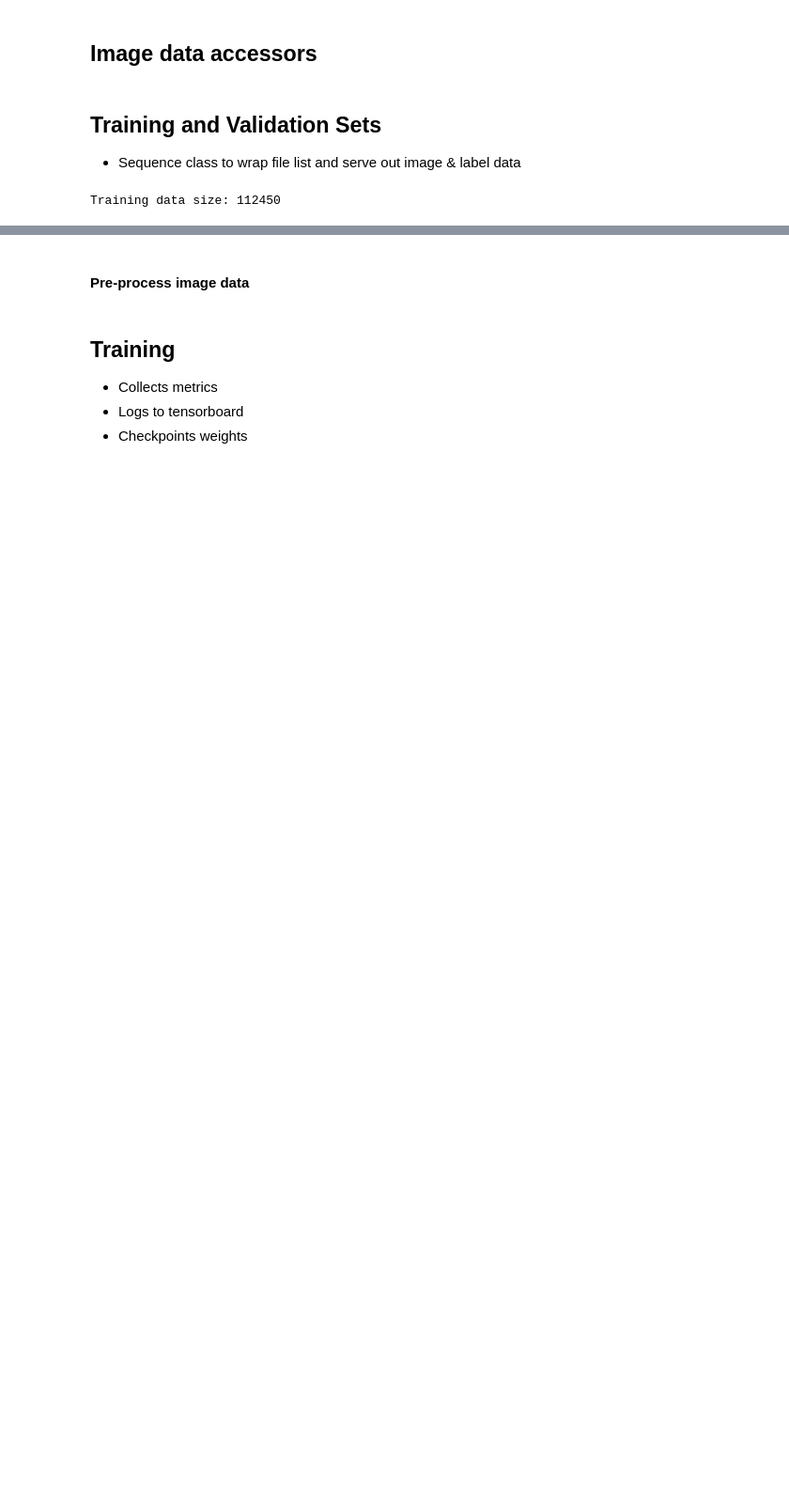
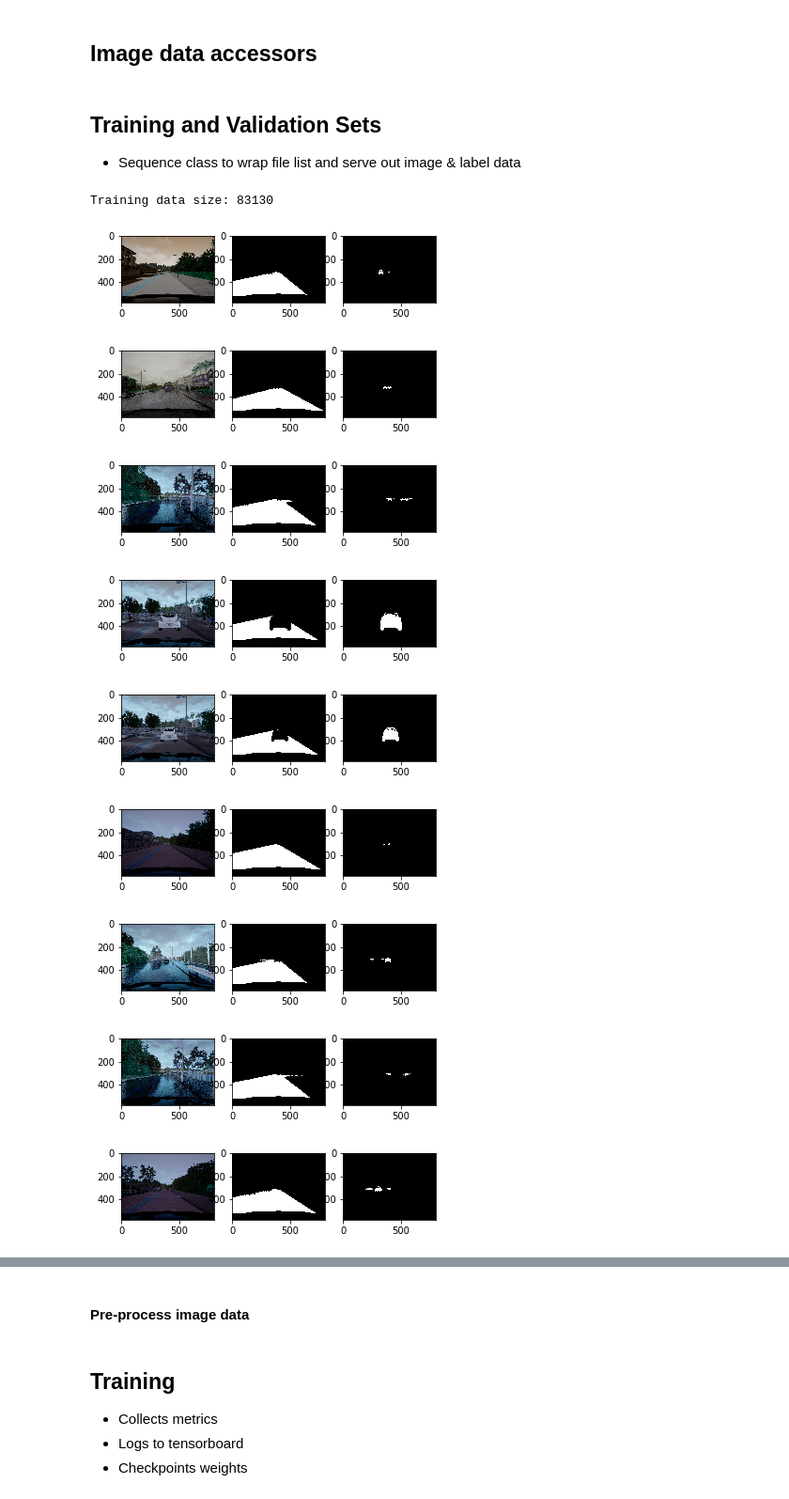
Before and after one commit to cygnus77/lyftchallenge, a Jupyter notebook: train-mobilenet.ipynb, the cells around one changed output, grey strips where cells are left out. Shown at 94% size. Cells and saved outputs as stored; diff of their text form; code cells hidden in the pictures; blank space fills up the shorter version.

Commit message:
train script

```diff
--- a/train-mobilenet.ipynb
+++ b/train-mobilenet.ipynb
@@ -101,7 +101,7 @@ CarlaHood = h==0
 
 num_classes = 2
 model_name = 'mn12_%s' % time.strftime('%m%d')
-base_model_file = None #os.path.join(data_dir, '0_mn6_0601_weights_2.hdf5')
+base_model_file = os.path.join(data_dir, '0_mn6_0601_weights_2.hdf5')
 trainingMode = True
 # %% [markdown]
 ## Define model
@@ -139,17 +139,20 @@ else:
     #conv_pw_5_relu (Activation)  (None, 72, 100, 256)
     x = Conv2DTranspose(filters=256, kernel_size=8, strides=4, padding='SAME',
                kernel_regularizer=regularizer, kernel_initializer='random_uniform', bias_initializer='zeros')(x)
-    x = Add()([x, base_model.get_layer('conv_pw_5_relu').output])
+    y = Dropout(0.5)(base_model.get_layer('conv_pw_5_relu').output)
+    x = Add()([x, y])
 
     #conv_pw_3_relu (Activation)  (None, 144, 200, 128)
     x = Conv2DTranspose(filters=128, kernel_size=4, strides=2, padding='SAME',
                kernel_regularizer=regularizer, kernel_initializer='random_uniform', bias_initializer='zeros')(x)
-    x = Add()([x, base_model.get_layer('conv_pw_3_relu').output])
+    y = Dropout(0.5)(base_model.get_layer('conv_pw_3_relu').output)
+    x = Add()([x, y])
 
     #conv_pw_1_relu (Activation)  (None, 288, 400, 64)
     x = Conv2DTranspose(filters=64, kernel_size=4, strides=2, padding='SAME',
                kernel_regularizer=regularizer, kernel_initializer='random_uniform', bias_initializer='zeros')(x)
-    x = Add()([x, base_model.get_layer('conv_pw_1_relu').output])
+    y = Dropout(0.5)(base_model.get_layer('conv_pw_1_relu').output)
+    x = Add()([x, y])
 
     logits = Conv2DTranspose(filters=num_classes, kernel_size=4, strides=2, padding='SAME', activation='sigmoid',
                kernel_regularizer=regularizer, kernel_initializer='random_uniform', bias_initializer='zeros')(x)
@@ -158,7 +161,7 @@ else:
     model = Model(inputs=base_model.input, outputs=logits)
 
 # Freeze layers
-FROZEN_LAYERS = 0 #[idx for idx,x in enumerate(model.layers) if x.name=='conv_pw_13_relu'][0] #64 #81 #40
+FROZEN_LAYERS = [idx for idx,x in enumerate(model.layers) if x.name=='conv_pw_13_relu'][0]
 print('Trainable after %s' % model.layers[FROZEN_LAYERS].name)
 for idx,layer in enumerate(model.layers):
     layer.trainable = (idx > FROZEN_LAYERS)
@@ -337,7 +324,7 @@ def getImage(img_file):
 
 - Sequence class to wrap file list and serve out image & label data
 # %%
-label_list1 = glob.glob(os.path.join(data_dir, 'Train-old/CameraSeg/*0.png')) + glob.glob(os.path.join(data_dir, 'Train-old/CameraSeg/*5.png'))
+label_list1 = [] #glob.glob(os.path.join(data_dir, 'Train-old/CameraSeg/*0.png')) + glob.glob(os.path.join(data_dir, 'Train-old/CameraSeg/*5.png'))
 
 with open('75000.txt', 'r') as train_list:
     label_list = [x.strip() for x in train_list if x.strip() not in label_list1]
@@ -363,17 +350,17 @@ test_y = glob.glob(os.path.join('./data/', 'Train/CameraSeg/*.png'))
 np.random.shuffle(test_y)
 test_x = [re.sub('CameraSeg', 'CameraRGB', x) for x in test_y]
 
-# for i in range(10):
-#     x = getImage(test_x[i])
-#     road_frame, vehicle_frame = getLabelFrames(test_y[i])
-#     plt.figure()
-#     plt.subplot(1,3,1)
-#     plt.imshow(x)
-#     plt.subplot(1,3,2)
-#     plt.imshow(road_frame, cmap='gray')
-#     plt.subplot(1,3,3)
-#     plt.imshow(vehicle_frame, cmap='gray')
-#     plt.show()
+for i in range(10):
+    x = getImage(test_x[i])
+    road_frame, vehicle_frame = getLabelFrames(test_y[i])
+    plt.figure()
+    plt.subplot(1,3,1)
+    plt.imshow(x)
+    plt.subplot(1,3,2)
+    plt.imshow(road_frame, cmap='gray')
+    plt.subplot(1,3,3)
+    plt.imshow(vehicle_frame, cmap='gray')
+    plt.show()
 
 class DataGenerator(Sequence):
 
@@ -388,31 +375,40 @@ class DataGenerator(Sequence):
     def getResetIdx(self):
         min_idx = self.minidx
         max_idx = self.maxidx
         self.minidx = 1e+10
         self.maxidx = -1e+10
         return (min_idx,max_idx)
 
     def __len__(self):
         return math.ceil(len(self.x) / float(self.batch_size))
 
     def inputimage(self, file_name):
         return self.input_preprocessor(getImage(file_name).astype(np.float32))
 
     def labelread(self, file_name):
         tup = getLabelFrames(file_name)
         if num_classes > 1:
             label = np.dstack(tup)
         else:
             label = tup[1]
         return label#.reshape(-1, num_classes)
 
     def __getitem__(self, idx):
         if idx < self.minidx:
             self.minidx = idx
         if idx > self.maxidx:
             self.maxidx = idx
         batch_x = self.x[idx * self.batch_size: (idx + 1) * self.batch_size]
         batch_y = self.y[idx * self.batch_size: (idx + 1) * self.batch_size]
         return np.array([self.inputimage(file_name) for file_name in batch_x]), np.array([self.labelread(file_name) for file_name in batch_y])
 # %% [output]
-Training data size: 112450
+Training data size: 83130
+[figure, added]
+[figure, added]
+[figure, added]
+[figure, added]
+[figure, added]
+[figure, added]
+[figure, added]
+[figure, added]
+[figure, added]
```
Also changed, not shown: parts of 8 cells of this notebook.
